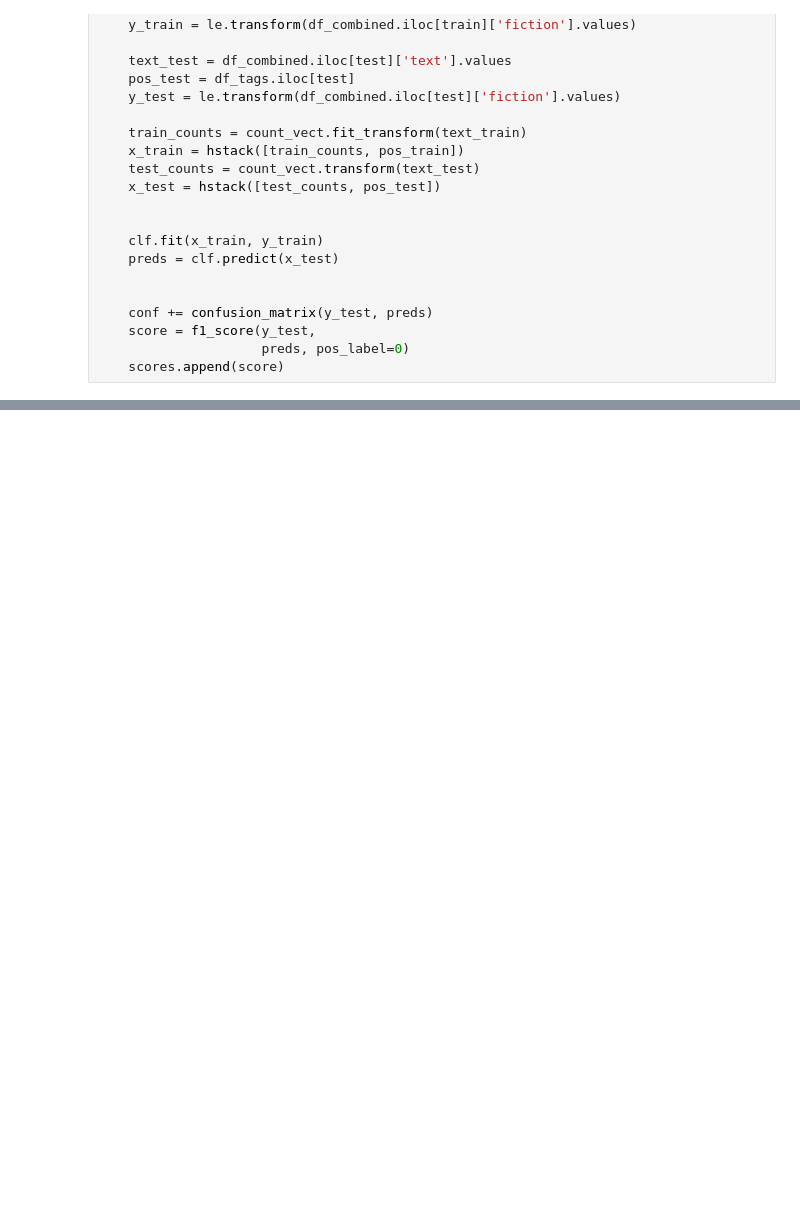
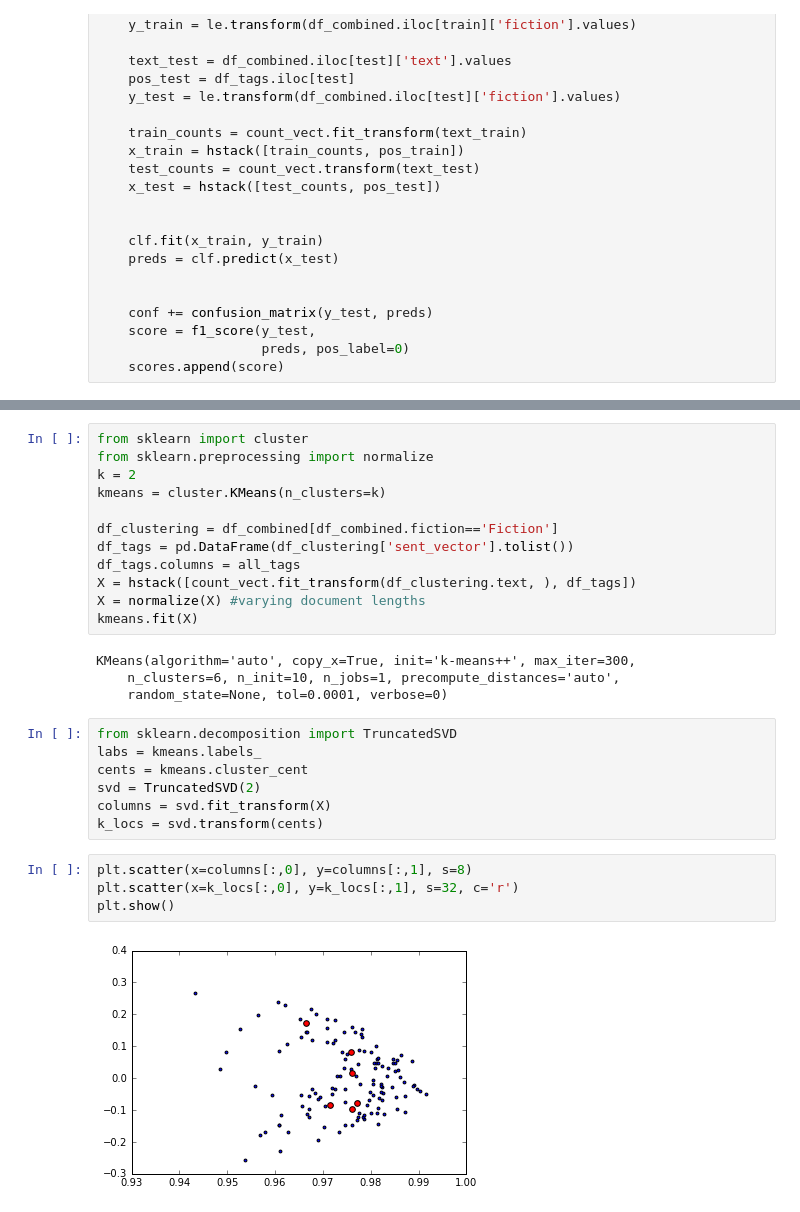
Before and after one commit to riddlet/Audible, a Jupyter notebook: Week 2.ipynb, the cells around one changed output, grey strips where cells are left out. Saved outputs shown, nothing was run; the diff lists cells and outputs as text; blank space fills up the shorter version.

```diff
--- a/Week 2.ipynb
+++ b/Week 2.ipynb
@@ -295,0 +307,29 @@ Adding the POS features had a positive effect on performance. We can see that th
+# %%
+from sklearn import cluster
+from sklearn.preprocessing import normalize
+k = 2
+kmeans = cluster.KMeans(n_clusters=k)
+
+df_clustering = df_combined[df_combined.fiction=='Fiction']
+df_tags = pd.DataFrame(df_clustering['sent_vector'].tolist())
+df_tags.columns = all_tags
+X = hstack([count_vect.fit_transform(df_clustering.text, ), df_tags])
+X = normalize(X) #varying document lengths
+kmeans.fit(X)
+# %% [output]
+KMeans(algorithm='auto', copy_x=True, init='k-means++', max_iter=300,
+    n_clusters=6, n_init=10, n_jobs=1, precompute_distances='auto',
+    random_state=None, tol=0.0001, verbose=0)
+# %%
+from sklearn.decomposition import TruncatedSVD
+labs = kmeans.labels_
+cents = kmeans.cluster_cent
+svd = TruncatedSVD(2)
+columns = svd.fit_transform(X)
+k_locs = svd.transform(cents)
+# %%
+plt.scatter(x=columns[:,0], y=columns[:,1], s=8)
+plt.scatter(x=k_locs[:,0], y=k_locs[:,1], s=32, c='r')
+plt.show()
+# %% [output]
+[figure, added]
```
Also changed, not shown: parts of 13 cells of this notebook.
